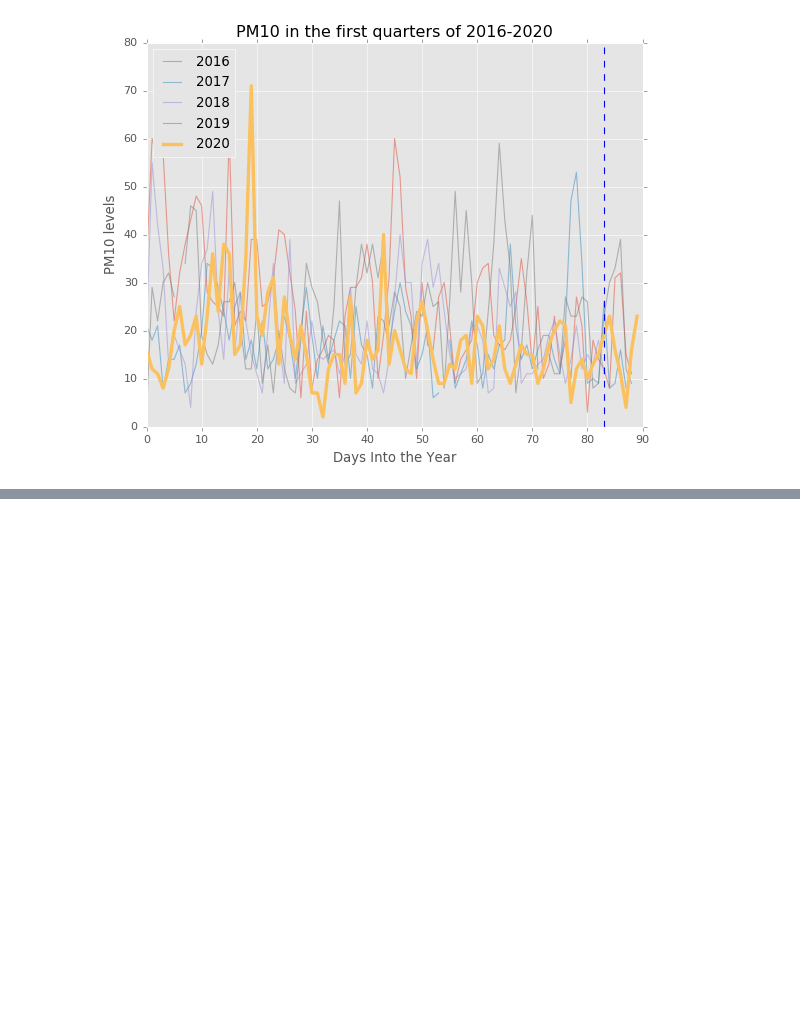
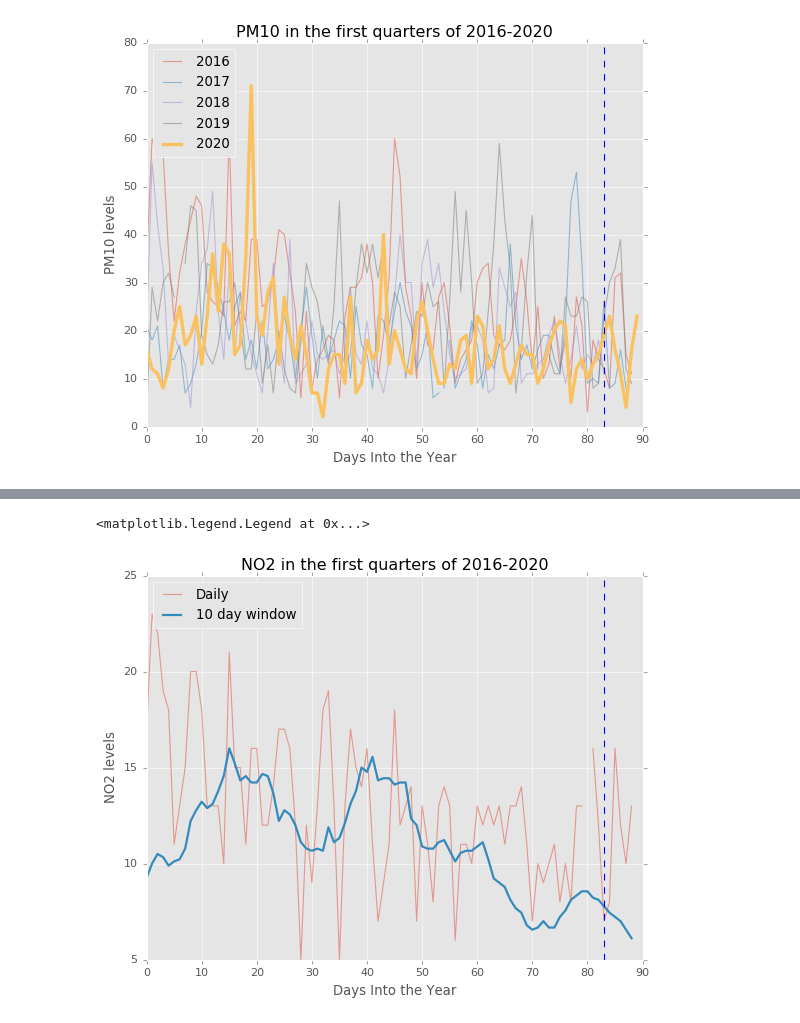
Before and after one commit to taylorjbritt/capstone1, a Jupyter notebook: jupyter/Untitled.ipynb, the cells around one changed output, grey strips where cells are left out. Drawn from its saved outputs; the diff is of its cells as text; code cells hidden in the pictures; blank space fills up the shorter version.

Commit message:
implement 10 day moving average in jupyter

```diff
--- a/jupyter/Untitled.ipynb
+++ b/jupyter/Untitled.ipynb
@@ -290,7 +290,7 @@ ax.legend(loc='upper left')
 # %%
 col = np.arange(0,91).reshape(-1,1)
 # %%
-row = np.arange(-5, 6)
+row = np.arange(0, 10)
 # %%
 mat = col + row
 # %%
@@ -317,0 +320,9 @@ denverq1_16.describe()
+# %%
+denverq1_16_long = denver_clean[denver_clean['date'] > datetime.datetime(year-1, 12, 27)]
+denverq1_16_long = denverq1_16_long[denverq1_16_long['date'] < datetime.datetime(year, 4, 6)]
+# %%
+windows = []
+
+for i in range(0, len(denverq1_16_long) -10):
+    index = range(mat[i][0], mat[i][9])
+    windows.append(np.nanmean(denverq1_16_long['no2'].iloc[index]))
@@ -317,0 +339,9 @@ denverq1_16.describe()
+# %%
+def moving_day_average(df, col_name, day_range = 11):
+    col = np.arange(0,len(df)).reshape(-1,1)
+    row = np.arange(0, day_range+1)
+    windows = []
+    for i in range(0, len(df) -10):
+        index = range(mat[i][0], mat[i][9])
+        windows.append(np.nanmean(df[col_name].iloc[index]))
+    return windows
@@ -317,0 +368,16 @@ denverq1_16.describe()
+# %%
+x = np.arange(0, len(denverq1_16), 1)
+#     y = denverq['pm10']
+
+
+fig, ax = plt.subplots(figsize=(8,6))
+ax.plot(x, denverq1_16['no2'], linewidth = 1, alpha = .5, label = 'Daily')
+ax.plot(x, moving_day_average(denverq1_16_long, 'no2'), linewidth = 2, alpha = 1, label = "10 day window")
+ax.set_title('NO2 in the first quarters of 2016-2020')
+ax.set_ylabel('NO2 levels')
+ax.set_xlabel('Days Into the Year')
+ax.axvline(x = 83, ls='--')
+ax.legend(loc='upper left')
+# %% [output]
+<matplotlib.legend.Legend at 0x...>
+[figure, added]
```
Also changed, not shown: parts of 7 cells of this notebook, 1 other file.
